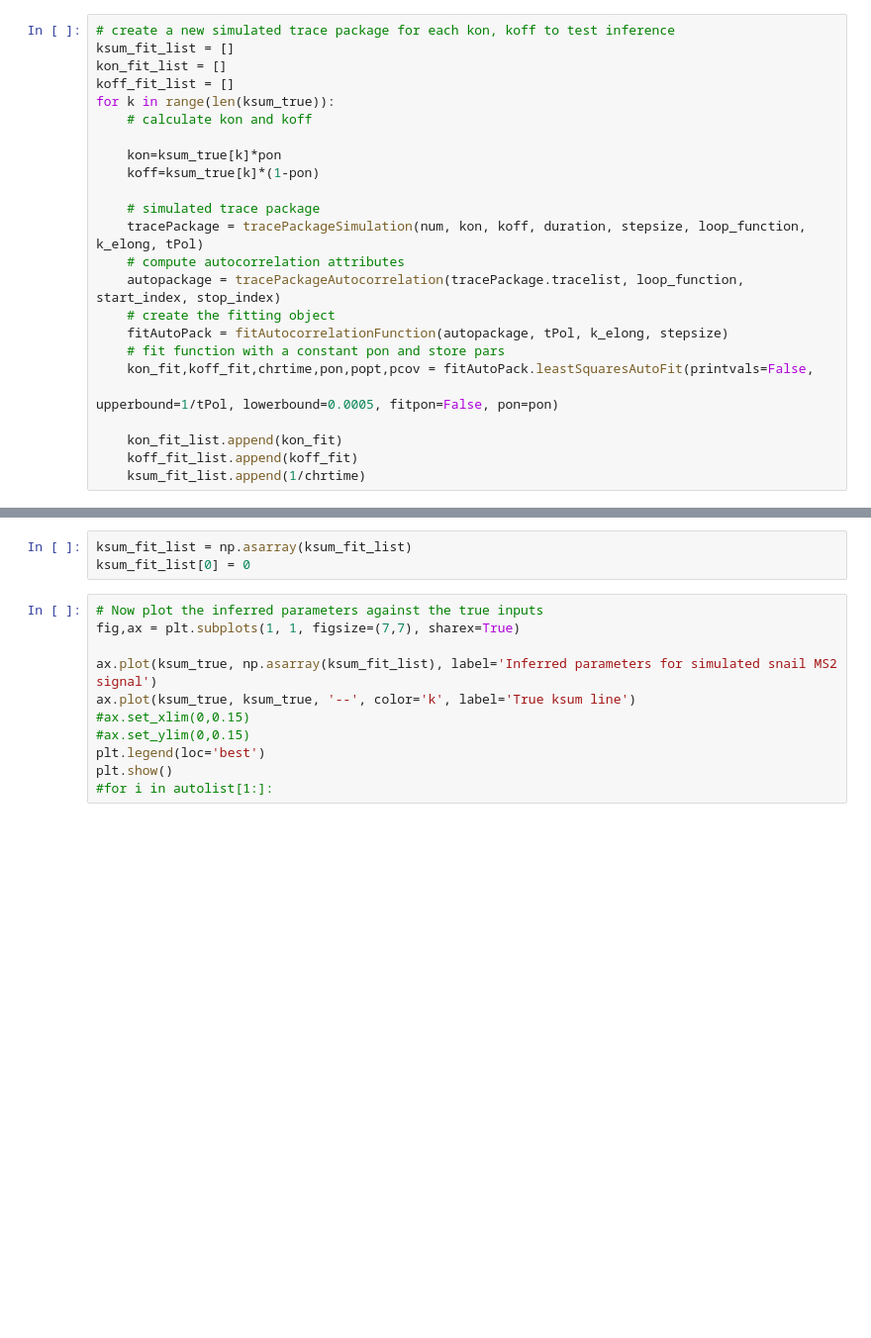
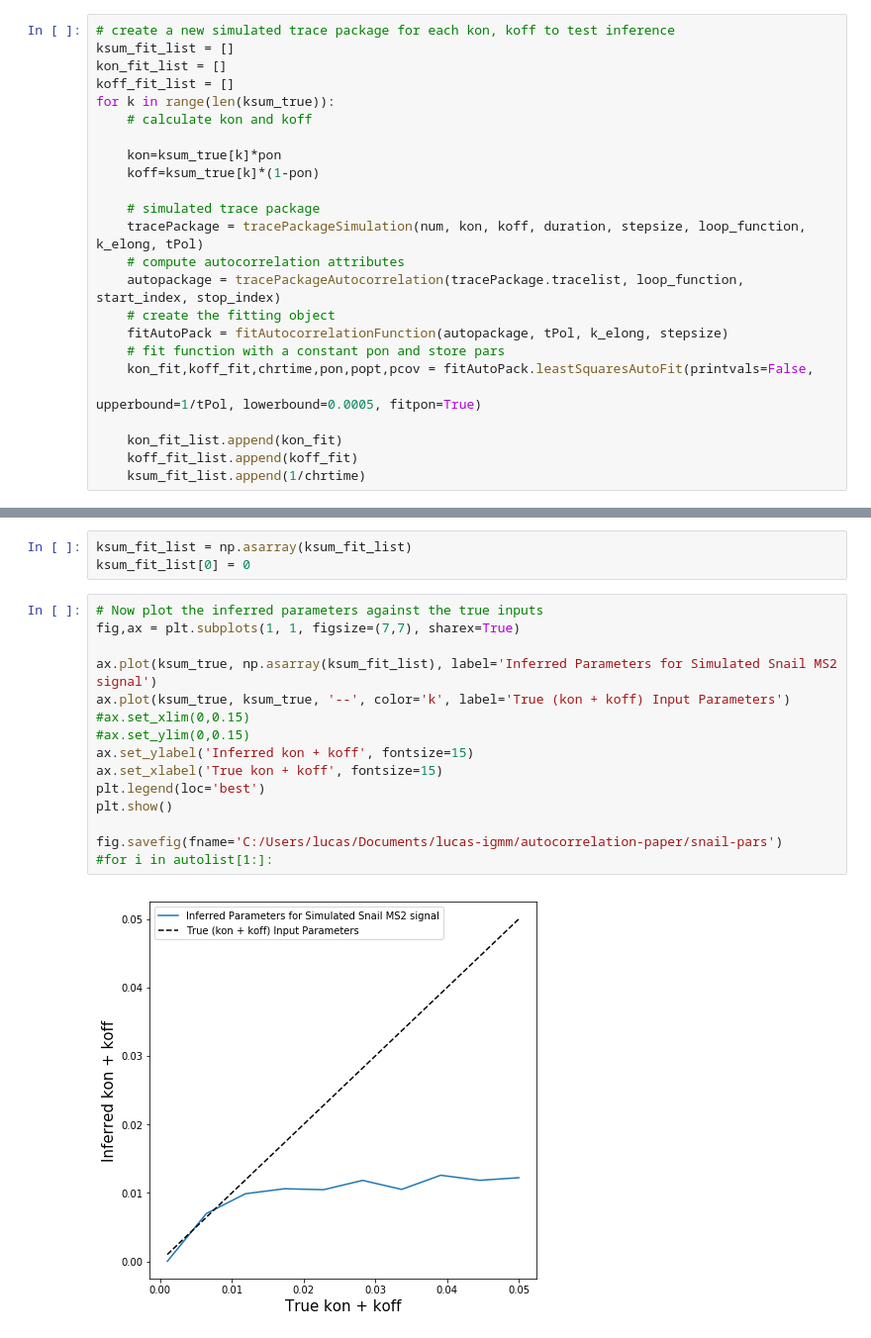
Before and after one commit to tlmakinen/bursting-IGMM, a Jupyter notebook: BurstPy/simulation-sandbox.ipynb, the cells around one changed output, grey strips where cells are left out. Shown at 99% size. Saved outputs shown, nothing was run; the diff lists cells and outputs as text; blank space fills up the shorter version.

```diff
--- a/BurstPy/simulation-sandbox.ipynb
+++ b/BurstPy/simulation-sandbox.ipynb
@@ -182,7 +182,7 @@ for k in range(len(ksum_true)):
     fitAutoPack = fitAutocorrelationFunction(autopackage, tPol, k_elong, stepsize)
     # fit function with a constant pon and store pars
     kon_fit,koff_fit,chrtime,pon,popt,pcov = fitAutoPack.leastSquaresAutoFit(printvals=False,
-                                                                                   upperbound=1/tPol, lowerbound=0.0005, fitpon=False, pon=pon)
+                                                                                   upperbound=1/tPol, lowerbound=0.0005, fitpon=True)
 
     kon_fit_list.append(kon_fit)
     koff_fit_list.append(koff_fit)
@@ -199,12 +228,18 @@ ksum_fit_list[0] = 0
 # %%
 # Now plot the inferred parameters against the true inputs
 fig,ax = plt.subplots(1, 1, figsize=(7,7), sharex=True)
 
-ax.plot(ksum_true, np.asarray(ksum_fit_list), label='Inferred parameters for simulated snail MS2 signal')
-ax.plot(ksum_true, ksum_true, '--', color='k', label='True ksum line')
+ax.plot(ksum_true, np.asarray(ksum_fit_list), label='Inferred Parameters for Simulated Snail MS2 signal')
+ax.plot(ksum_true, ksum_true, '--', color='k', label='True (kon + koff) Input Parameters')
 #ax.set_xlim(0,0.15)
 #ax.set_ylim(0,0.15)
+ax.set_ylabel('Inferred kon + koff', fontsize=15)
+ax.set_xlabel('True kon + koff', fontsize=15)
 plt.legend(loc='best')
 plt.show()
+
+fig.savefig(fname='C:/Users/lucas/Documents/lucas-igmm/autocorrelation-paper/snail-pars')
 #for i in autolist[1:]:
+# %% [output]
+[figure, added]
 # %%
```
Also changed, not shown: parts of 16 cells of this notebook, 21 other files.
